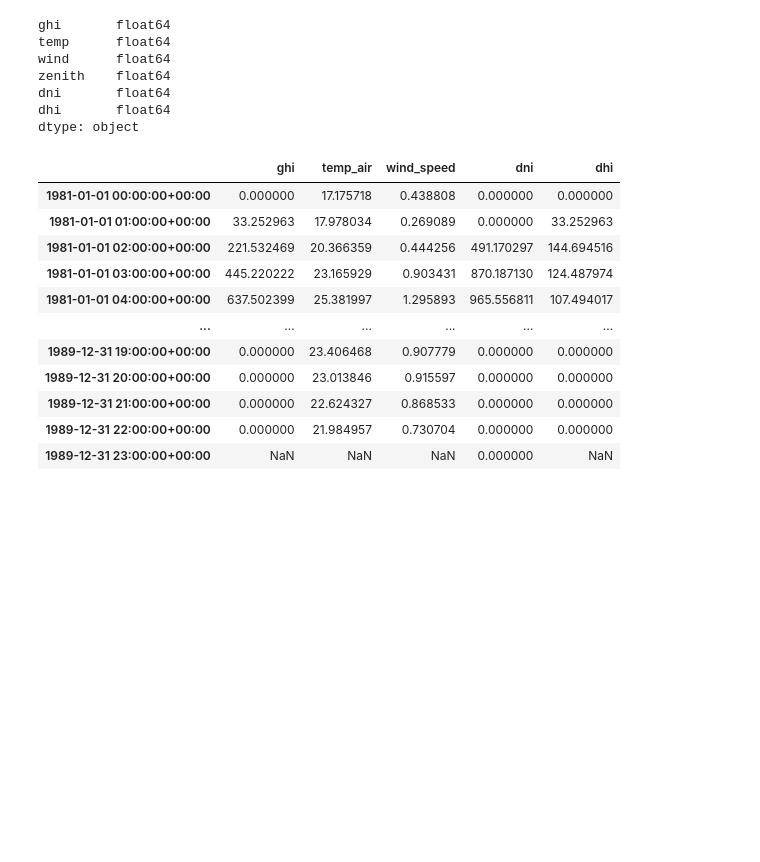
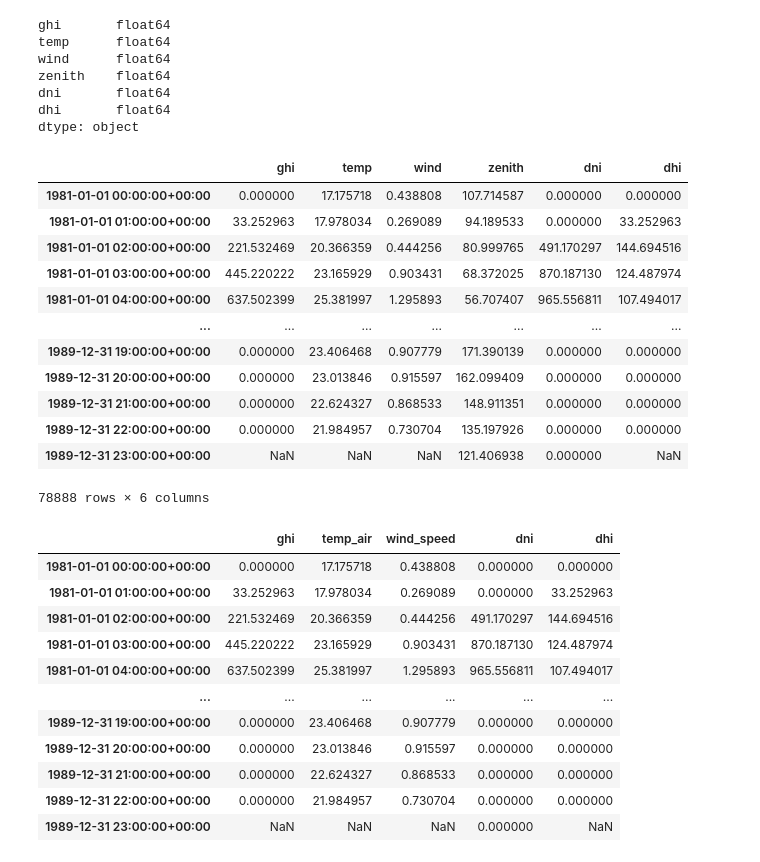
Before and after one commit to gpschnaars/zac_pvlib, a Jupyter notebook: main.ipynb, the cells around one changed output. Drawn from its saved outputs; the diff is of its cells as text; code cells hidden in the pictures; blank space fills up the shorter version.

```diff
--- a/main.ipynb
+++ b/main.ipynb
@@ -202,7 +202,8 @@ df_res.apply(lambda row: pvlib.irradiance.disc(row.ghi, row.zenith, row.name)['d
 # %% [output]
 8.9 s ± 0 ns per loop (mean ± std. dev. of 1 run, 1 loop each)
 # %%
-df_res['dni'] = df_res.apply(lambda row: pvlib.irradiance.disc(row.ghi, row.zenith, row.name)['dni'], axis = 1).astype(np.float64)
+# df_res['dni'] = df_res.apply(lambda row: pvlib.irradiance.disc(row.ghi, row.zenith, row.name)['dni'], axis = 1).astype(np.float64)
+df_res['dni'] = pd.Series([pvlib.irradiance.disc(ghi, zen, i)['dni'] for ghi, zen, i in zip(df_res.ghi, df_res.zenith, df_res.index)], index = times).astype(float)
 # %%
 df_res['dhi'] = df_res['ghi'] - df_res['dni']*np.cos(np.radians(df_res['zenith']))
 # %%
@@ -215,6 +216,22 @@ zenith    float64
 dni       float64
 dhi       float64
 dtype: object
+# %%
+df_res
+# %% [output]
+|  | ghi | temp | wind | zenith | dni | dhi |
+| 1981-01-01 00:00:00+00:00 | 0.000000 | 17.175718 | 0.438808 | 107.714587 | 0.000000 | 0.000000 |
+| 1981-01-01 01:00:00+00:00 | 33.252963 | 17.978034 | 0.269089 | 94.189533 | 0.000000 | 33.252963 |
+| 1981-01-01 02:00:00+00:00 | 221.532469 | 20.366359 | 0.444256 | 80.999765 | 491.170297 | 144.694516 |
+| 1981-01-01 03:00:00+00:00 | 445.220222 | 23.165929 | 0.903431 | 68.372025 | 870.187130 | 124.487974 |
+| 1981-01-01 04:00:00+00:00 | 637.502399 | 25.381997 | 1.295893 | 56.707407 | 965.556811 | 107.494017 |
+| ... | ... | ... | ... | ... | ... | ... |
+| 1989-12-31 19:00:00+00:00 | 0.000000 | 23.406468 | 0.907779 | 171.390139 | 0.000000 | 0.000000 |
+| 1989-12-31 20:00:00+00:00 | 0.000000 | 23.013846 | 0.915597 | 162.099409 | 0.000000 | 0.000000 |
+| 1989-12-31 21:00:00+00:00 | 0.000000 | 22.624327 | 0.868533 | 148.911351 | 0.000000 | 0.000000 |
+| 1989-12-31 22:00:00+00:00 | 0.000000 | 21.984957 | 0.730704 | 135.197926 | 0.000000 | 0.000000 |
+| 1989-12-31 23:00:00+00:00 | NaN | NaN | NaN | 121.406938 | 0.000000 | NaN |
+78888 rows × 6 columns
 # %%
 weather = df_res.rename({'temp': 'temp_air', 'wind': 'wind_speed'}, axis = 1).drop('zenith', axis = 1)
 # %%
```
Also changed, not shown: 1 other file.
